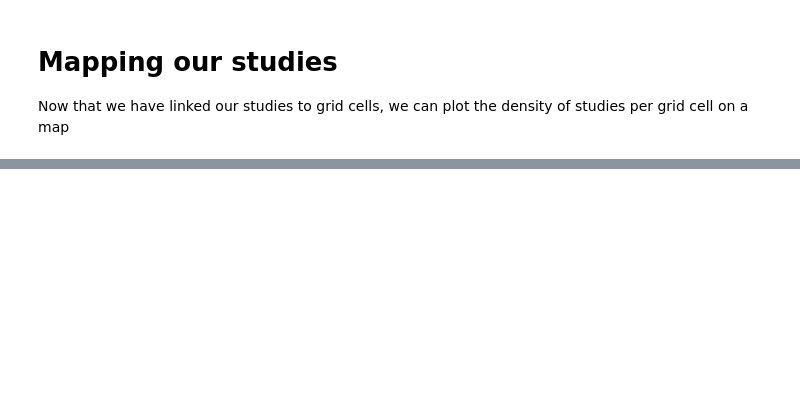
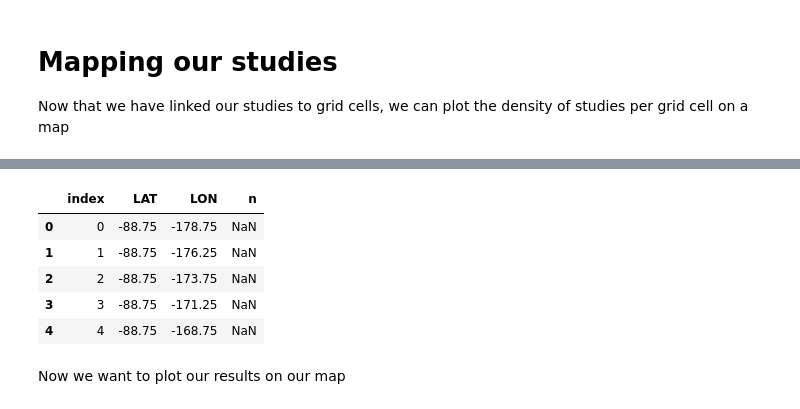
Before and after one commit to mcallaghan/NLP-climate-science-tutorial-CCAI, a Jupyter notebook: H_mapping_results.ipynb, the cells around one changed output, grey strips where cells are left out. Saved outputs shown, nothing was run; the diff lists cells and outputs as text; code cells hidden in the pictures; blank space fills up the shorter version.

```diff
--- a/H_mapping_results.ipynb
+++ b/H_mapping_results.ipynb
@@ -34,16 +36,26 @@ shp_df_matches["doc_share"] = shp_df_matches.groupby("doc_id")["grid_df_id"].tra
 # %%
 grid_df = pd.read_csv('data/grid_df.csv')
 
 # Here we define a function that takes a dataframe and returns a grid cell dataframe with the weighted
 # number of studies from that dataframe in each cell
 def sum_studies(df, shp_df_matches, grid_df):
     sums = (shp_df_matches[shp_df_matches["doc_id"].isin(df["id"])]
      .groupby("grid_df_id")["doc_share"].sum()
     ).to_frame("n").reset_index().rename(columns={"grid_df_id": "index"})
 
     return grid_df.merge(sums, how="outer")
 
 study_grid_df = sum_studies(df, shp_df_matches, grid_df)
+study_grid_df.head()
+# %% [output]
+|  | index | LAT | LON | n |
+| 0 | 0 | -88.75 | -178.75 | NaN |
+| 1 | 1 | -88.75 | -176.25 | NaN |
+| 2 | 2 | -88.75 | -173.75 | NaN |
+| 3 | 3 | -88.75 | -171.25 | NaN |
+| 4 | 4 | -88.75 | -168.75 | NaN |
+# %% [markdown]
+Now we want to plot our results on our map
 # %%
 import matplotlib.pyplot as plt
 import matplotlib as mpl
```
Also changed, not shown: parts of 3 cells of this notebook, 29 other files.
